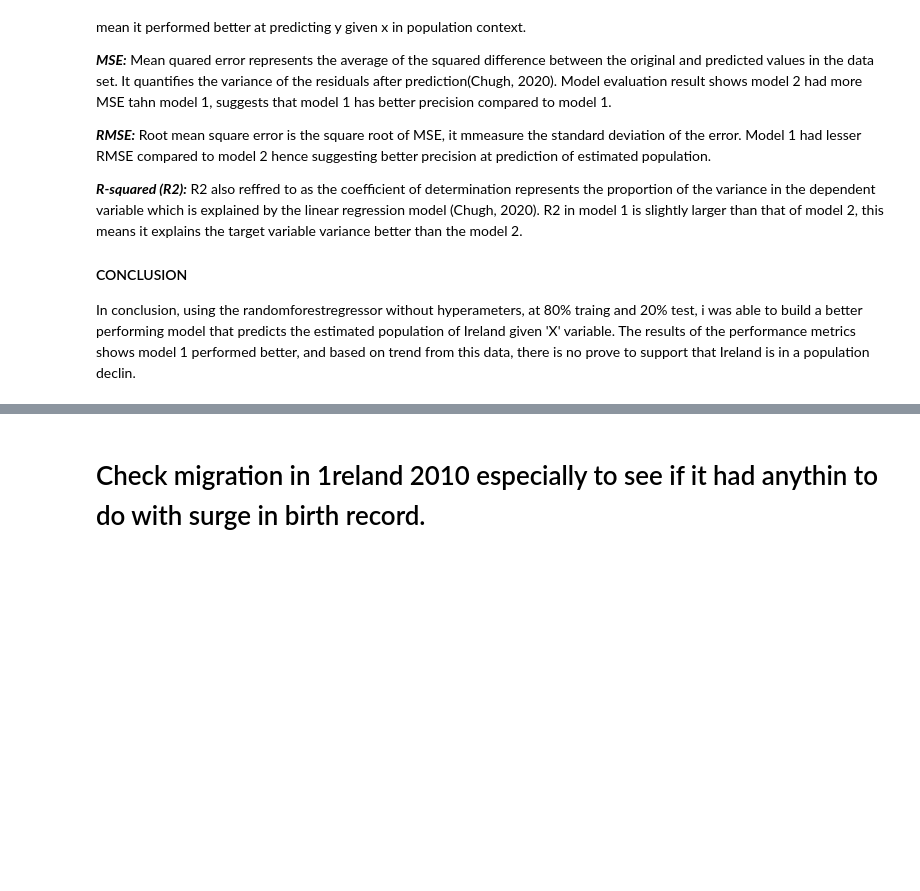
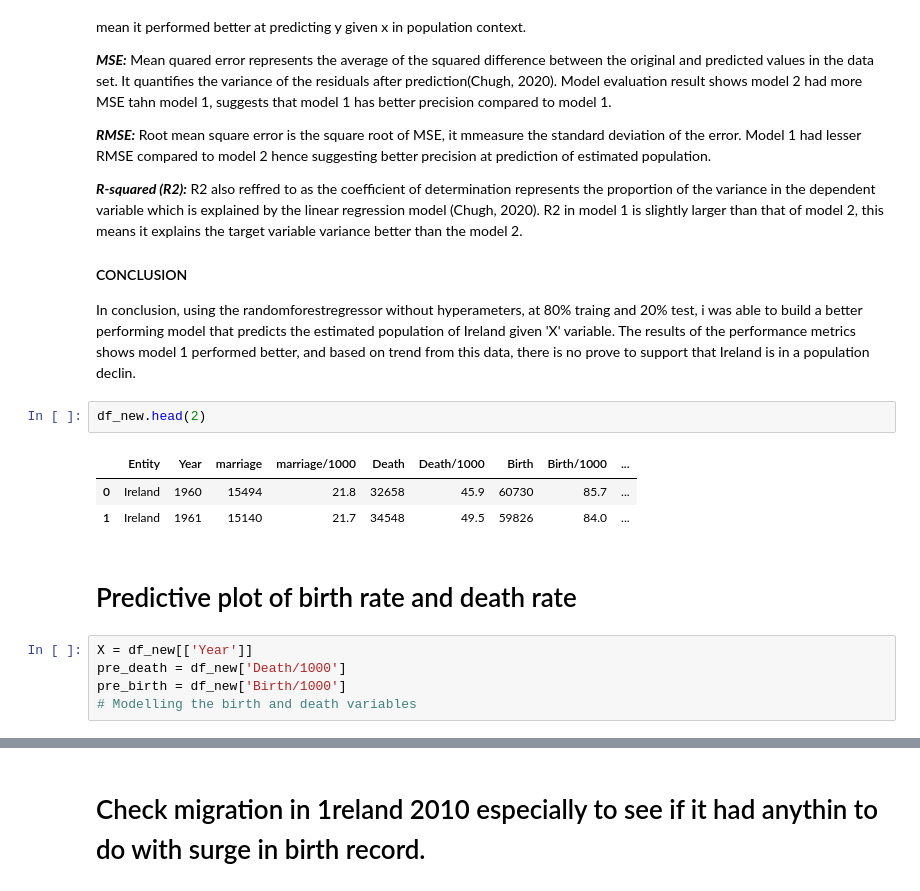
Before and after one commit to Ayomide-ola/Stategic_thinking-CA2, a Jupyter notebook: Population_CA2.ipynb, the cells around one changed output, grey strips where cells are left out. Cells and saved outputs as stored; diff of their text form; blank space fills up the shorter version.

```diff
--- a/Population_CA2.ipynb
+++ b/Population_CA2.ipynb
@@ -1296,3 +1296,16 @@ To evaluate the performance of the model, i used [Mean adbsolute error, Mean squ
 
 #### CONCLUSION
 In conclusion, using the randomforestregressor without hyperameters, at 80% traing and 20% test, i was able to build a better performing model that predicts the estimated population of Ireland given 'X' variable. The results of the performance metrics shows model 1 performed better, and based on trend from this data, there is no prove to support that Ireland is in a population declin.
+# %%
+df_new.head(2)
+# %% [output]
+|  | Entity | Year | marriage | marriage/1000 | Death | Death/1000 | Birth | Birth/1000 | ... |
+| 0 | Ireland | 1960 | 15494 | 21.8 | 32658 | 45.9 | 60730 | 85.7 | ... |
+| 1 | Ireland | 1961 | 15140 | 21.7 | 34548 | 49.5 | 59826 | 84.0 | ... |
+# %% [markdown]
+# Predictive plot of birth rate and death rate
+# %%
+X = df_new[['Year']]
+pre_death = df_new['Death/1000']
+pre_birth = df_new['Birth/1000']
+# Modelling the birth and death variables
```
Also changed, not shown: parts of 20 cells of this notebook.
